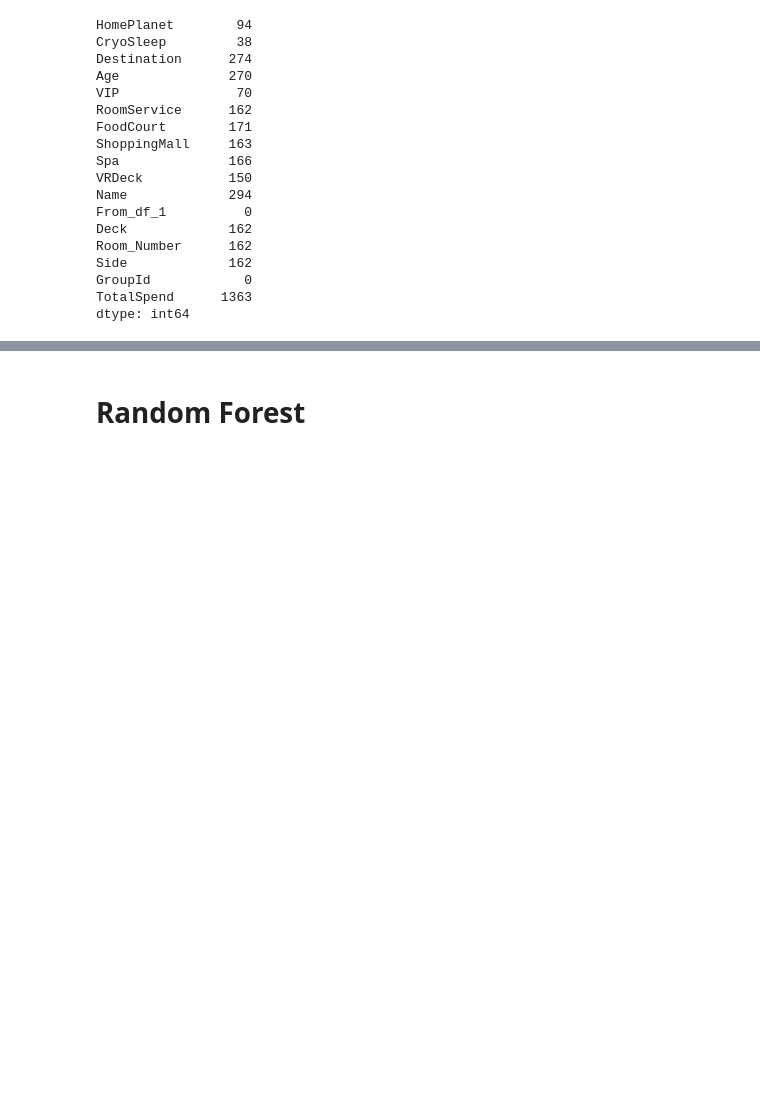
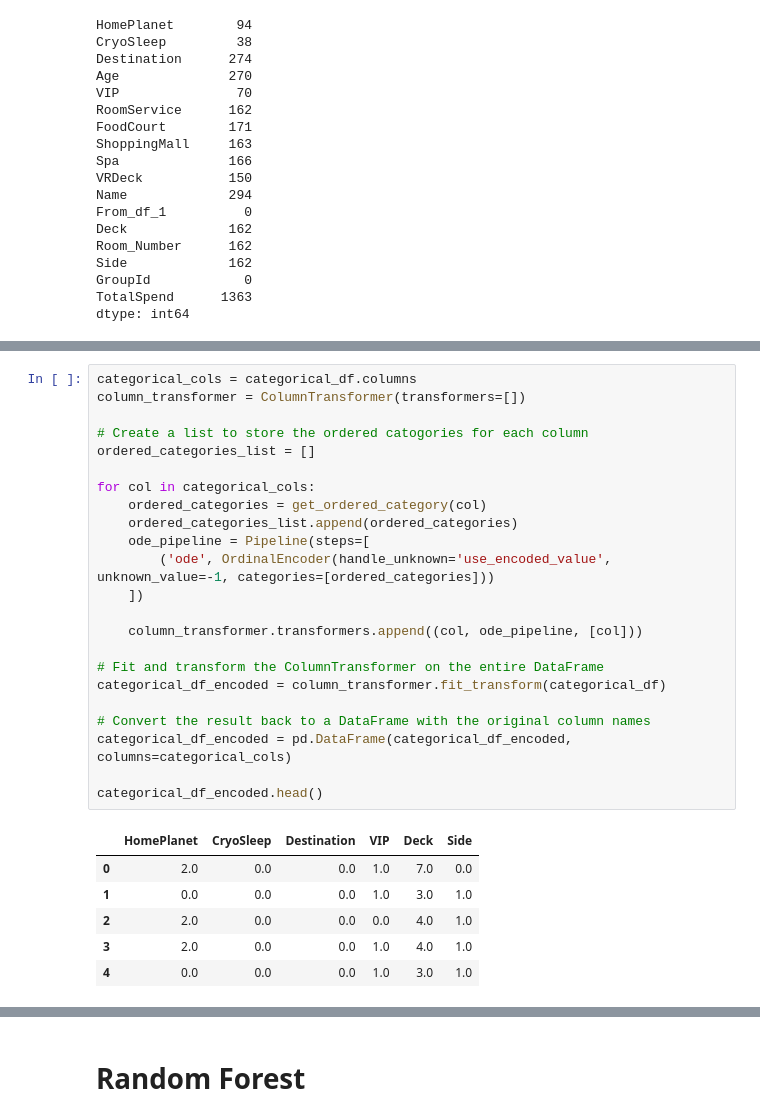
Before and after one commit to samcohen1/BigMenDoingASecondProject, a Jupyter notebook: project.ipynb, the cells around one changed output, grey strips where cells are left out. Saved outputs shown, nothing was run; the diff lists cells and outputs as text; blank space fills up the shorter version.

```diff
--- a/project.ipynb
+++ b/project.ipynb
@@ -701,0 +790,30 @@ dtype: int64
+# %%
+categorical_cols = categorical_df.columns
+column_transformer = ColumnTransformer(transformers=[])
+
+# Create a list to store the ordered catogories for each column
+ordered_categories_list = []
+
+for col in categorical_cols:
+    ordered_categories = get_ordered_category(col)
+    ordered_categories_list.append(ordered_categories)
+    ode_pipeline = Pipeline(steps=[
+        ('ode', OrdinalEncoder(handle_unknown='use_encoded_value', unknown_value=-1, categories=[ordered_categories]))
+    ])
+
+    column_transformer.transformers.append((col, ode_pipeline, [col]))
+
+# Fit and transform the ColumnTransformer on the entire DataFrame
+categorical_df_encoded = column_transformer.fit_transform(categorical_df)
+
+# Convert the result back to a DataFrame with the original column names
+categorical_df_encoded = pd.DataFrame(categorical_df_encoded, columns=categorical_cols)
+
+categorical_df_encoded.head()
+# %% [output]
+|  | HomePlanet | CryoSleep | Destination | VIP | Deck | Side |
+| 0 | 2.0 | 0.0 | 0.0 | 1.0 | 7.0 | 0.0 |
+| 1 | 0.0 | 0.0 | 0.0 | 1.0 | 3.0 | 1.0 |
+| 2 | 2.0 | 0.0 | 0.0 | 0.0 | 4.0 | 1.0 |
+| 3 | 2.0 | 0.0 | 0.0 | 1.0 | 4.0 | 1.0 |
+| 4 | 0.0 | 0.0 | 0.0 | 1.0 | 3.0 | 1.0 |
```
Also changed, not shown: parts of 11 cells of this notebook.
